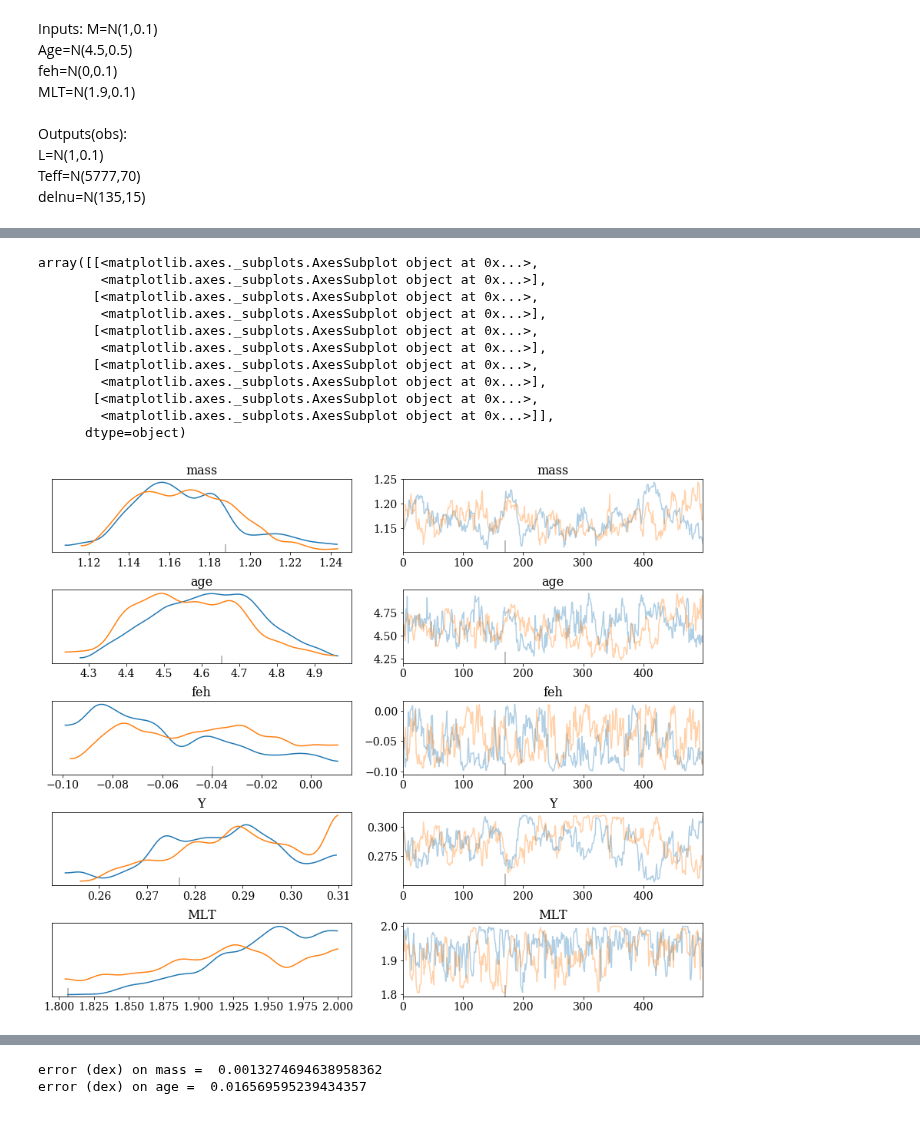
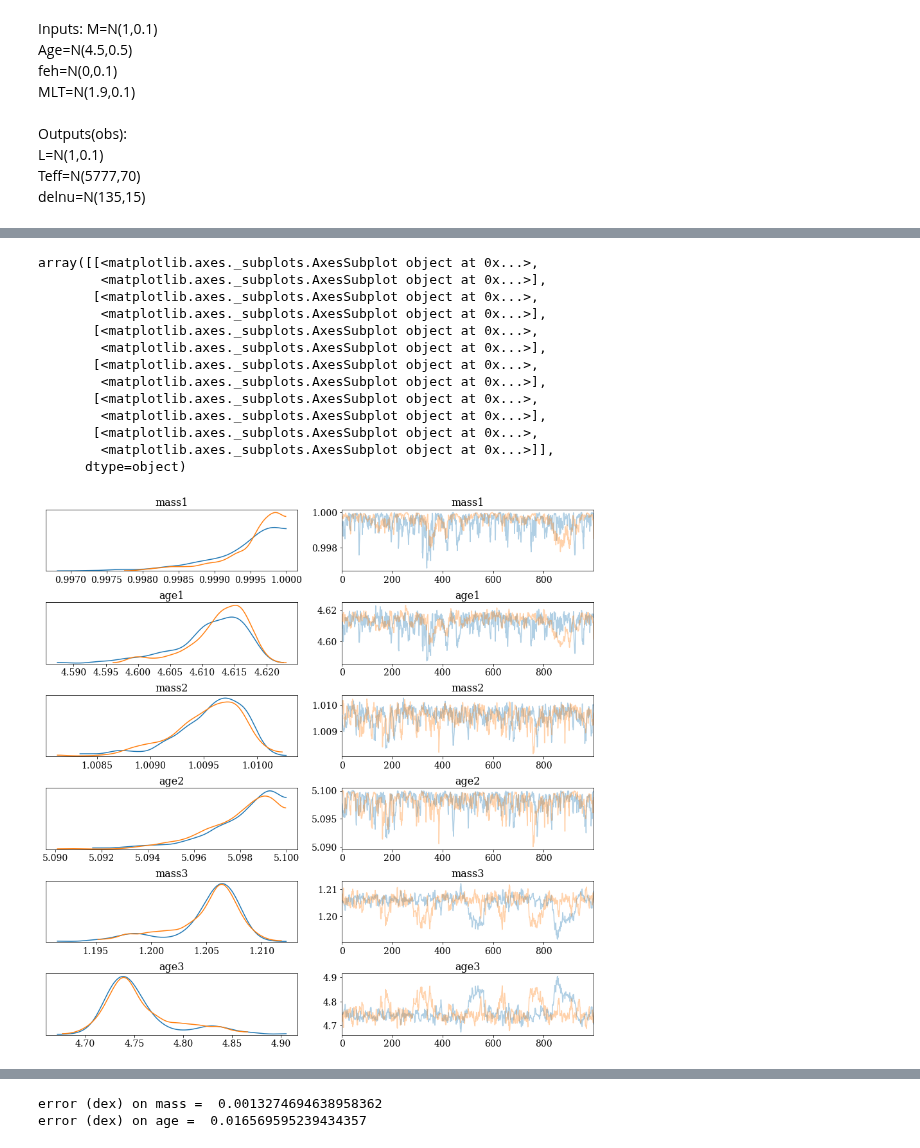
Before and after one commit to Harry-Westwood/Y4-Project-InterNeuralStellar, a Jupyter notebook: Hin's_files/model_sun_test.ipynb, the cells around one changed output, grey strips where cells are left out. Saved outputs shown, nothing was run; the diff lists cells and outputs as text; code cells hidden in the pictures.

```diff
--- a/Hin's_files/model_sun_test.ipynb
+++ b/Hin's_files/model_sun_test.ipynb
@@ -80,8 +113,8 @@ with model:
 # %%
 #start = {'mass': 0.8, 'age': 2.5, 'feh':0.1, 'MLT':1.8}
-start = {'mass': 1.0, 'age': 4.6}
+start = {'mass1': 0.8, 'mass2':1.0, 'mass3':1.2, 'age1': 4.6, 'age2': 4.6, 'age3': 4.6}
 with model:
-    trace = pm.sample(tune=5000, target_accept = 0.99, start=start, init='adapt_diag')
+    trace = pm.sample(1000, tune=5000, target_accept = 0.99, start=start, init='adapt_diag')
 # %% [output]
 Auto-assigning NUTS sampler...
 Initializing NUTS using adapt_diag...
@@ -105,18 +135,20 @@ pm.summary(trace, var_names=['mass','age','feh','Y','MLT'])
 # %%
-pm.plots.traceplot(trace, var_names=['mass','age','feh','Y','MLT'])
+pm.plots.traceplot(trace, var_names=['mass1','age1','mass2','age2','mass3','age3'])
 # %% [output]
 array([[<matplotlib.axes._subplots.AxesSubplot object at 0x...>,
+        <matplotlib.axes._subplots.AxesSubplot object at 0x...>],
+       [<matplotlib.axes._subplots.AxesSubplot object at 0x...>,
         <matplotlib.axes._subplots.AxesSubplot object at 0x...>],
        [<matplotlib.axes._subplots.AxesSubplot object at 0x...>,
         <matplotlib.axes._subplots.AxesSubplot object at 0x...>],
        [<matplotlib.axes._subplots.AxesSubplot object at 0x...>,
         <matplotlib.axes._subplots.AxesSubplot object at 0x...>],
        [<matplotlib.axes._subplots.AxesSubplot object at 0x...>,
         <matplotlib.axes._subplots.AxesSubplot object at 0x...>],
        [<matplotlib.axes._subplots.AxesSubplot object at 0x...>,
         <matplotlib.axes._subplots.AxesSubplot object at 0x...>]],
       dtype=object)
-[figure, old version]
+[figure, new version]
 # %%
 #corner.corner(np.array([trace['mass'], trace['age'], trace['feh'], trace['MLT']]).T, truths=[1.0, 4.5, 0, 1.9],
 #             labels=['Mass', 'Age', 'Fe/H', 'Alpha_MLT']);
```
Also changed, not shown: parts of 12 cells of this notebook.
